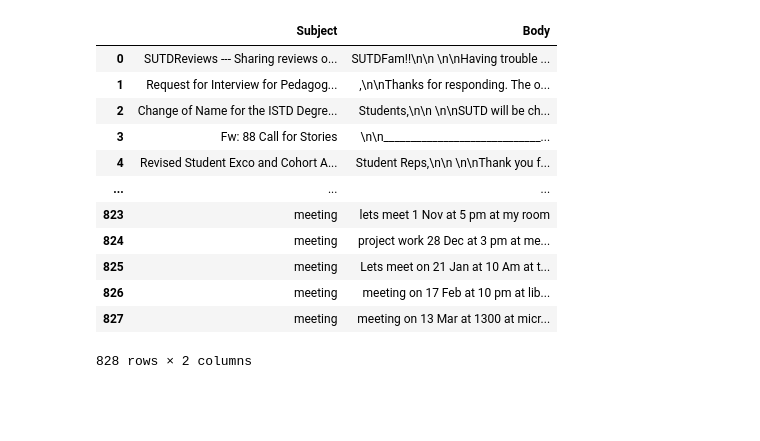
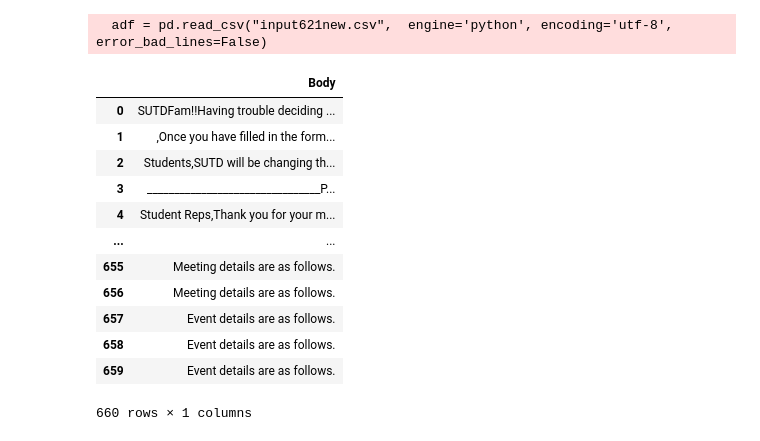
Before and after one commit to MandisLoh/flask_set_up, a Jupyter notebook: combined_ml.ipynb, the cells around one changed output. Drawn from its saved outputs; the diff is of its cells as text; code cells hidden in the pictures; blank space fills up the shorter version.

```diff
--- a/combined_ml.ipynb
+++ b/combined_ml.ipynb
@@ -31,19 +31,2 @@ nltk.download("stopwords")
 [nltk_data]   Package stopwords is already up-to-date!
 True
-# %%
-df = pd.read_csv("input621new.csv")
-df
-# %% [output]
-|  | Subject | Body |
-| 0 | SUTDReviews --- Sharing reviews o... | SUTDFam!!\n\n \n\nHaving trouble ... |
-| 1 | Request for Interview for Pedagog... | ,\n\nThanks for responding. The o... |
-| 2 | Change of Name for the ISTD Degre... | Students,\n\n \n\nSUTD will be ch... |
-| 3 | Fw: 88 Call for Stories | \n\n_____________________________... |
-| 4 | Revised Student Exco and Cohort A... | Student Reps,\n\n \n\nThank you f... |
-| ... | ... | ... |
-| 823 | meeting | lets meet 1 Nov at 5 pm at my room |
-| 824 | meeting | project work 28 Dec at 3 pm at me... |
-| 825 | meeting | Lets meet on 21 Jan at 10 Am at t... |
-| 826 | meeting | meeting on 17 Feb at 10 pm at lib... |
-| 827 | meeting | meeting on 13 Mar at 1300 at micr... |
-828 rows × 2 columns
@@ -50 +61,20 @@ df
+# %%
+adf = pd.read_csv("input621new.csv",  engine='python', encoding='utf-8', error_bad_lines=False)
+df = pd.DataFrame(parse_into_emails(adf.Body))
+df
+# %% [output]
+  adf = pd.read_csv("input621new.csv",  engine='python', encoding='utf-8', error_bad_lines=False)
+|  | Body |
+| 0 | SUTDFam!!Having trouble deciding ... |
+| 1 | ,Once you have filled in the form... |
+| 2 | Students,SUTD will be changing th... |
+| 3 | ________________________________P... |
+| 4 | Student Reps,Thank you for your m... |
+| ... | ... |
+| 655 | Meeting details are as follows. |
+| 656 | Meeting details are as follows. |
+| 657 | Event details are as follows. |
+| 658 | Event details are as follows. |
+| 659 | Event details are as follows. |
+660 rows × 1 columns
 # %%
```
Also changed, not shown: parts of 19 cells of this notebook, 4 other files.
